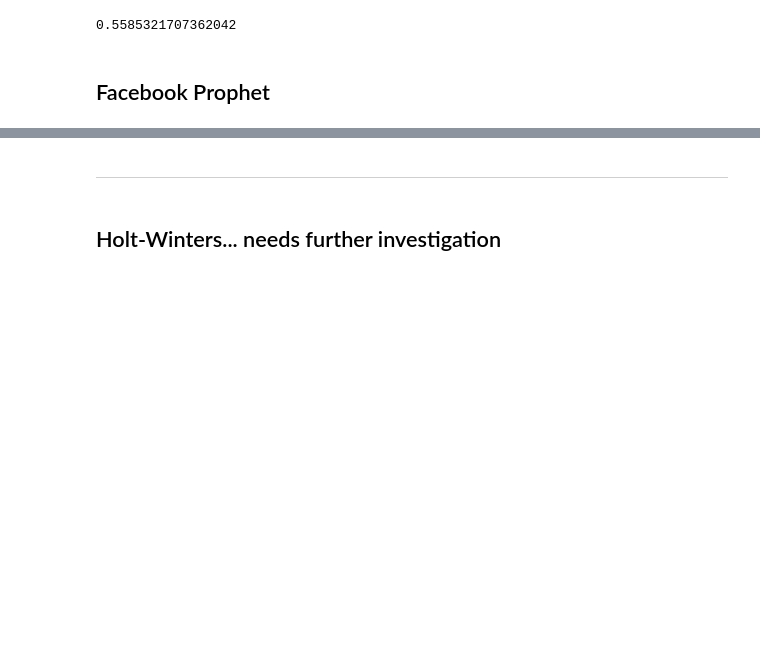
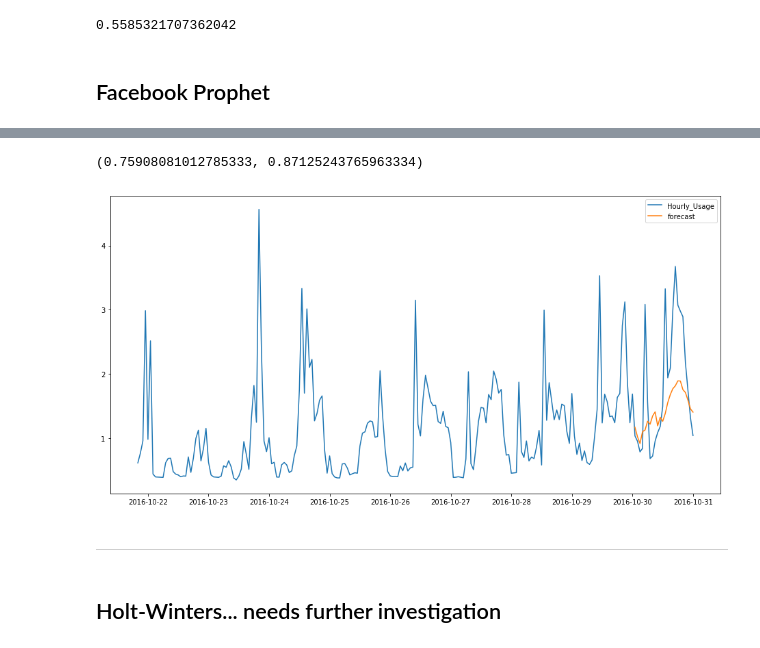
Before and after one commit to kzhao682/Smart_Energy_Consumption, a Jupyter notebook: 02_Time_Series_Analysis.ipynb, the cells around one changed output, grey strips where cells are left out. Cells and saved outputs as stored; diff of their text form; code cells hidden in the pictures; blank space fills up the shorter version.

```diff
--- a/02_Time_Series_Analysis.ipynb
+++ b/02_Time_Series_Analysis.ipynb
@@ -12,10 +13,6 @@ plt.rc('figure', figsize=(18.0, 6.0))
 ## Load files
 # %% [markdown]
 Selected dataid 4874 as initial building to test out
-# %%
-#function to strip timezone from datetime
-def strip_tz(row):
-    return row['localhour'].strftime('%Y-%m-%d %H:%M:%S')
 # %%
 df_4874 = pickle.load(open('pickle_files/df_4874.p', 'rb'))
 df_4874 = df_4874.sort_values('localhour', ascending=True)
@@ -511,3 +504,22 @@ ImportError: No module named 'fbprophet'
+# %%
+df_4874_baseline_train, df_4874_baseline_test = create_train_test(df_4874_new,'2016-10-01 00:00:00','2016-10-30 00:00:00',
+                                               '2016-10-30 01:00:00','2016-10-31 00:00:00')
+# %%
+df_4874_baseline_train.loc['2016-10-30 01:00:00':,'Hourly_Usage'] = np.nan
+# %%
+ar_baseline = sm.tsa.statespace.SARIMAX(endog=df_4874_baseline_train.Hourly_Usage,
+                                  trend=None,
+                                  order=(24, 0, 0),
+                                  seasonal_order=(0, 0, 0, 0),
+                                  enforce_stationarity=False,
+                                  enforce_invertibility=False)
+results_4 = ar_baseline.fit()
+# %%
+print(add_forecast(results_4, df_4874_baseline_test, df_4874_baseline_train,'2016-10-30 01:00:00','2016-10-31 00:00:00'))
+plot_forecast(df_4874_baseline_train, 500)
+# %% [output]
+(0.75908081012785333, 0.87125243765963334)
+[figure, added]
 # %% [markdown]
 -------
 # %% [markdown]
```
Also changed, not shown: parts of 51 cells of this notebook, 5 other files.
